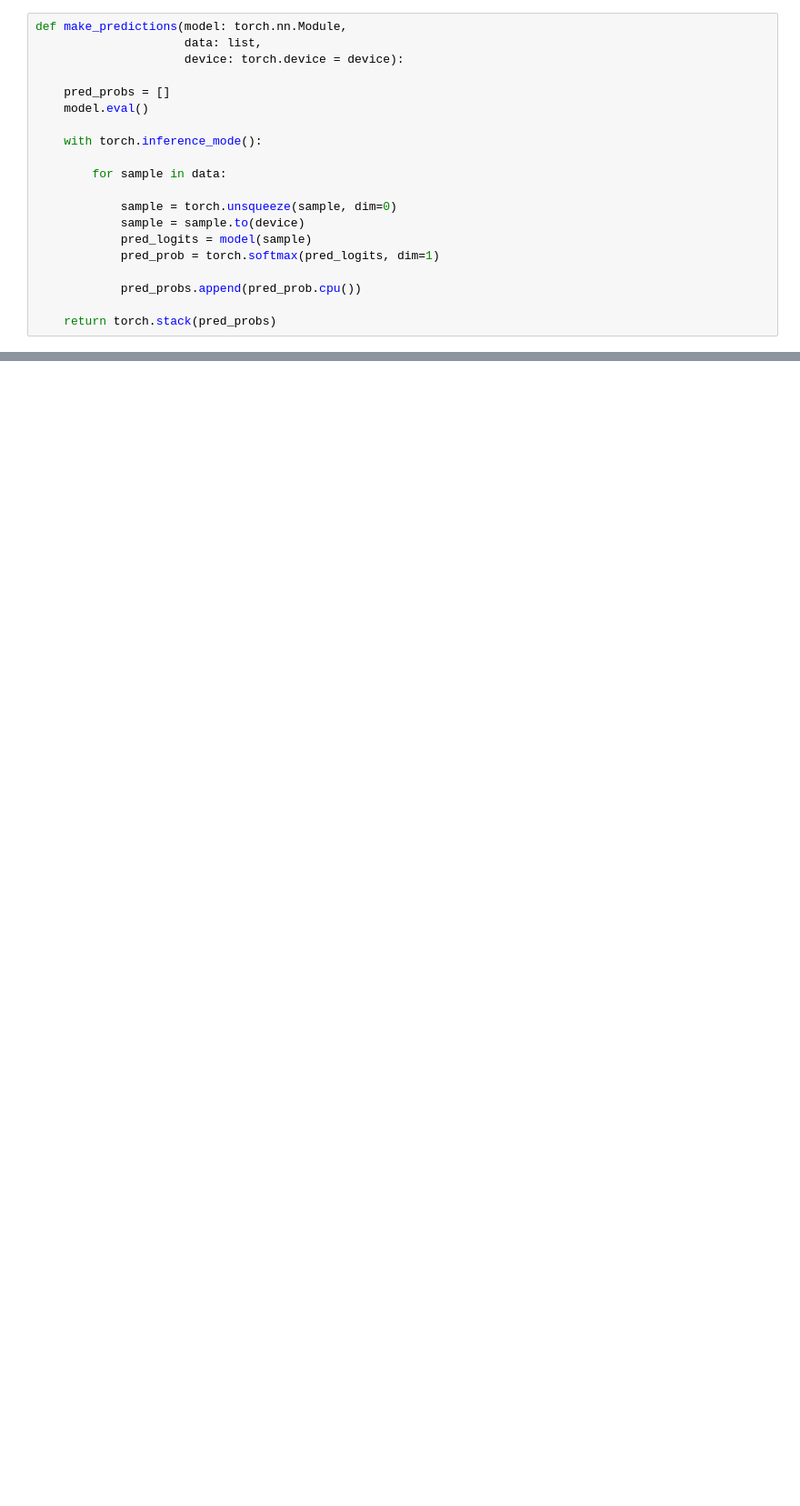
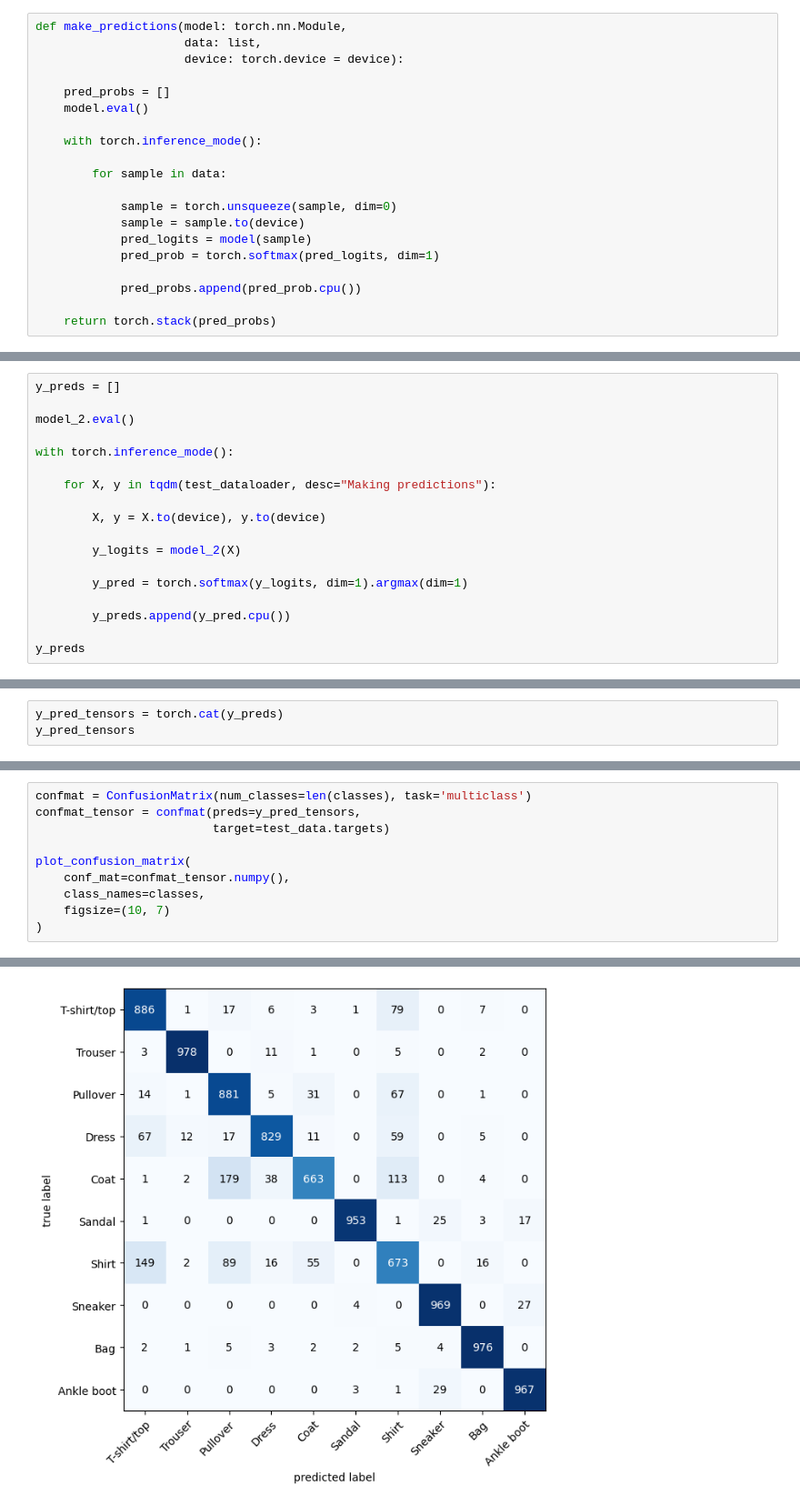
Before and after one commit to MuhammadAbuBakarQureshi/Machine-Learning, a Jupyter notebook: PyTorch/08-PyTorch-Computer-Vision.ipynb, the cells around one changed output, grey strips where cells are left out. Shown at 91% size. Drawn from its saved outputs; the diff is of its cells as text; blank space fills up the shorter version.

```diff
--- a/PyTorch/08-PyTorch-Computer-Vision.ipynb
+++ b/PyTorch/08-PyTorch-Computer-Vision.ipynb
@@ -920,0 +960,18 @@ for i, sample in enumerate(test_samples):
+# %%
+y_preds = []
+
+model_2.eval()
+
+with torch.inference_mode():
+
+    for X, y in tqdm(test_dataloader, desc="Making predictions"):
+
+        X, y = X.to(device), y.to(device)
+
+        y_logits = model_2(X)
+
+        y_pred = torch.softmax(y_logits, dim=1).argmax(dim=1)
+
+        y_preds.append(y_pred.cpu())
+
+y_preds
@@ -920,0 +996,3 @@ for i, sample in enumerate(test_samples):
+# %%
+y_pred_tensors = torch.cat(y_preds)
+y_pred_tensors
@@ -920,0 +1001,11 @@ for i, sample in enumerate(test_samples):
+# %%
+confmat = ConfusionMatrix(num_classes=len(classes), task='multiclass')
+confmat_tensor = confmat(preds=y_pred_tensors,
+                         target=test_data.targets)
+
+plot_confusion_matrix(
+    conf_mat=confmat_tensor.numpy(),
+    class_names=classes,
+    figsize=(10, 7)
+)
+# %% [output]
@@ -920,0 +1014 @@ for i, sample in enumerate(test_samples):
+[figure, added]
```
Also changed, not shown: parts of 19 cells of this notebook.
